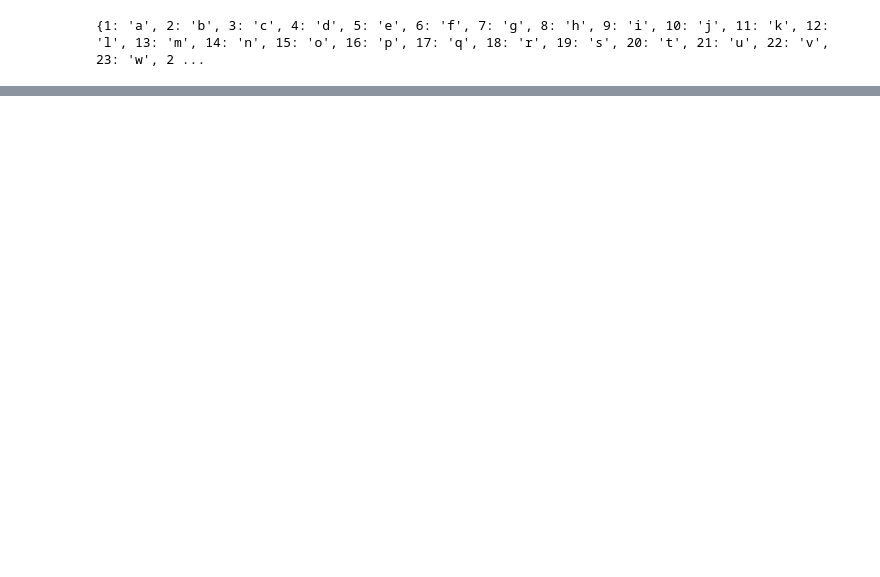
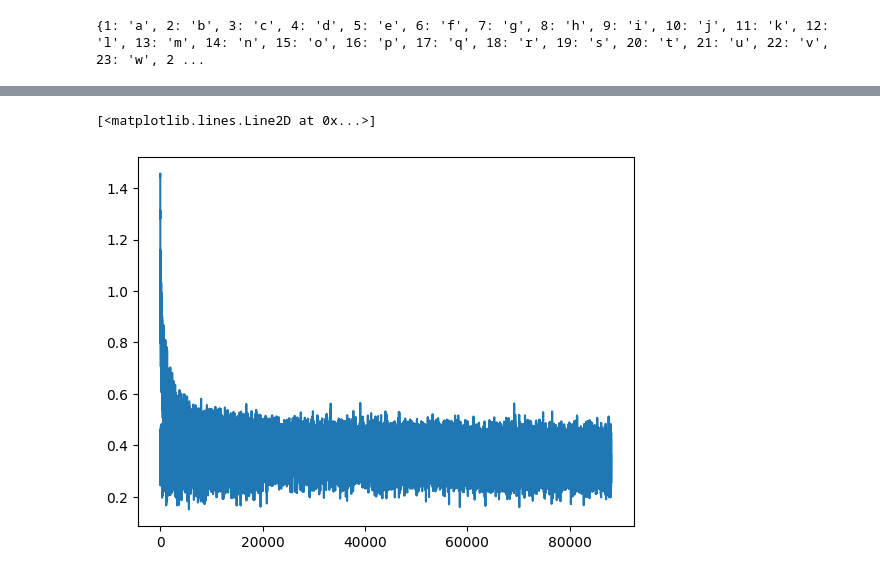
Before and after one commit to sergedevillez/Andrew-Karpathy-s-Playlist, a Jupyter notebook: 2. Build Makemore/makemore_part2.ipynb, the cells around one changed output, grey strips where cells are left out. Saved outputs shown, nothing was run; the diff lists cells and outputs as text; code cells hidden in the pictures; blank space fills up the shorter version.

```diff
--- a/2. Build Makemore/makemore_part2.ipynb
+++ b/2. Build Makemore/makemore_part2.ipynb
@@ -369,29 +133,0 @@ plt.plot(lri, lossi)
-# %%
-for i in range(10000):
-    # minibatch construct
-    ix = torch.randint(0, X.shape[0], (32,))
-
-    # forward pass
-    emb = C[X[ix]]
-    h = torch.tanh(emb.view(-1, 6) @ W1 + b1)
-    logits = h @ W2 + b2
-    loss = F.cross_entropy(logits, Y[ix])
-    # backward pass
-    for p in parameters:
-        p.grad = None
-    loss.backward()
-    # update
-    # lr = lrs[i]
-    lr = 0.01 # <= 0.1 evaluated as a good learning rate. After some runs, we decay the learning rate maybe to 0.01. In actual production, you would not change the learning rate by hand by maybe every x training, you would lower it by *10 maybe.
-    for p in parameters:
-        p.data += -lr * p.grad
-
-    # track stats
-    # lri.append(learning_rate_exp[i])
-    # lossi.append(loss.item())
-
-emb = C[X]
-h = torch.tanh(emb.view(-1, 6) @ W1 + b1)
-logits = h @ W2 + b2
-loss = F.cross_entropy(logits, Y)
-loss
@@ -504,0 +203,5 @@ RuntimeError: mat1 and mat2 shapes cannot be multiplied (913125x6 and 30x200)
+# %%
+plt.plot(stepi, lossi)
+# %% [output]
+[<matplotlib.lines.Line2D at 0x...>]
+[figure, added]
```
Also changed, not shown: parts of 59 cells of this notebook.
